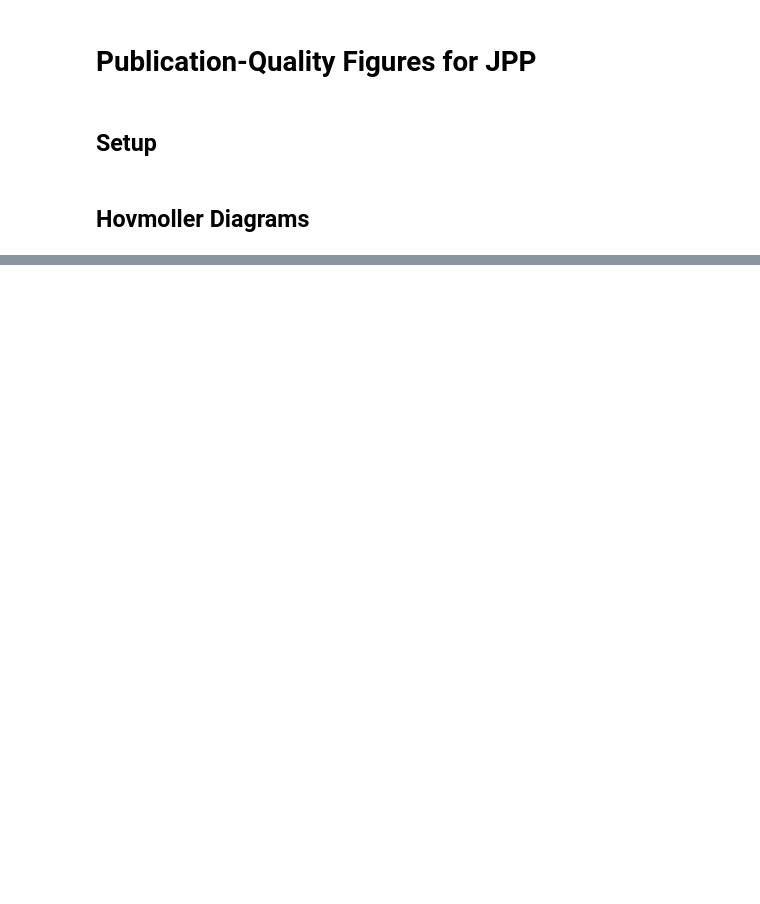
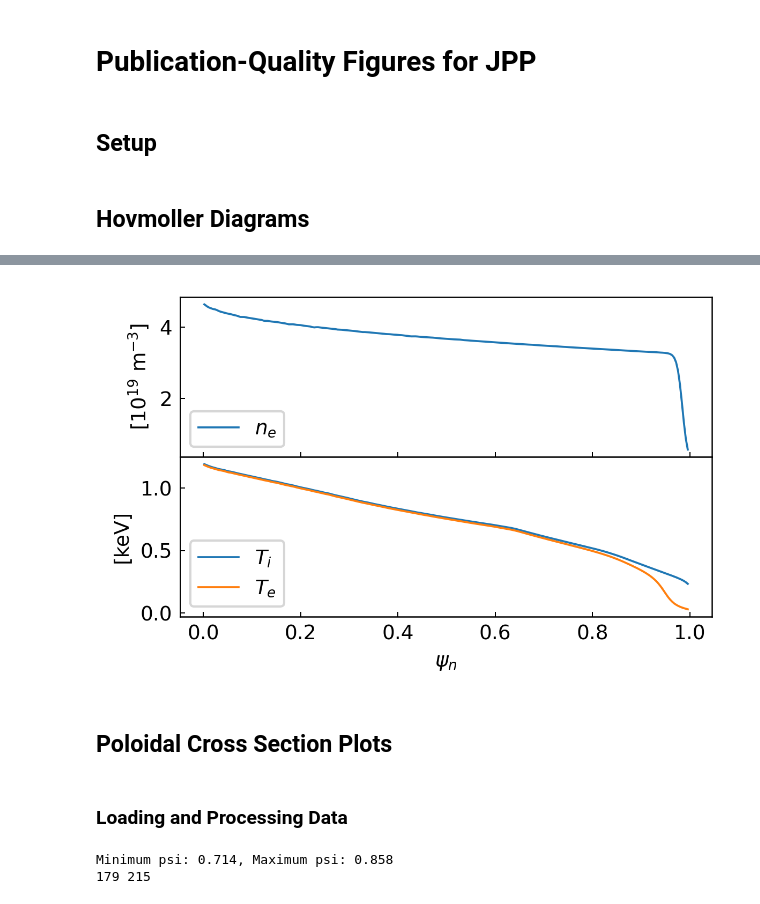
Before and after one commit to Maplenormandy/c1lgkt, a Jupyter notebook: bin/figures/jpp_figures.ipynb, the cells around one changed output, grey strips where cells are left out. Drawn from its saved outputs; the diff is of its cells as text; code cells hidden in the pictures; blank space fills up the shorter version.

```diff
--- a/bin/figures/jpp_figures.ipynb
+++ b/bin/figures/jpp_figures.ipynb
@@ -49,14 +54,16 @@ mpl.rc('font', **font)
 # %%
 # %% Load universally-used data
 
+drive_letter = 'D:'
+
 ## Data files
-eq = Equilibrium.from_eqdfile(R'F:\Documents\IFS\hmode_jet\D3D141451.eqd')
-xgcdata = Dataset(R'F:\Documents\Globus\XGC1.nc')
+eq = Equilibrium.from_eqdfile(drive_letter + R'\Documents\IFS\hmode_jet\D3D141451.eqd')
+xgcdata = Dataset(drive_letter + R'\Documents\Globus\XGC1.nc')
 
 geom_files = {
-    'ele_filename': R'F:\Documents\IFS\hmode_jet\Seo.eqd.ele',
-    'fdmat_filename': R'F:\Documents\IFS\hmode_jet\fdmat.pkl',
-    'min_e_filename': R'F:\Documents\IFS\hmode_jet\min_E_mat.pkl'
+    'ele_filename': drive_letter + R'\Documents\IFS\hmode_jet\Seo.eqd.ele',
+    'fdmat_filename': drive_letter + R'\Documents\IFS\hmode_jet\fdmat.pkl',
+    'min_e_filename': drive_letter + R'\Documents\IFS\hmode_jet\min_E_mat.pkl'
 }
 geom = XgcGeomHandler(eq, xgcdata, theta0_mode='max_drive', **geom_files)
 
@@ -254,3 +469,45 @@ plt.savefig('./outputs/jpp_figures/hovmoller_shearless.png', dpi=300)
+# %%
+# %% Profile plots
+
+fig = plt.figure(figsize=(4.0, 2.6), dpi=300)
+
+gs = fig.add_gridspec(2, 1, hspace=0.0)
+
+ind_max = np.searchsorted(psi_mks/eq.psix, 1.0)+1
+
+## Electron density
+row = 0
+ax = fig.add_subplot(gs[row])
+#ax.plot(psi_mks[:ind_max]/eq.psix, e_gc_den[0,:ind_max]*1e-19, label=R'$n_e$')
+ax.plot(geom.psi_surf/eq.psix, den_0*1e-19, label=R'$n_e$')
+ax.xaxis.set_tick_params(labelbottom=False)
+ax.legend(loc='lower left')
+
+ax.set_ylabel(R'[10$^{19}$ m$^{-3}$]')
+
+## Electron and ion temperature
+row += 1
+ax = fig.add_subplot(gs[row], sharex=ax)
+#ax.plot(psi_mks[:ind_max]/eq.psix, i_T_perp[0,:ind_max]*1e-3, label=R'$T_{i}$')
+#ax.plot(psi_mks[:ind_max]/eq.psix, e_T_perp[0,:ind_max]*1e-3, label=R'$T_{e}$')
+ax.plot(geom.psi_surf/eq.psix, i_T_ev_0*1e-3, label=R'$T_{i}$')
+ax.plot(geom.psi_surf/eq.psix, e_T_ev_0*1e-3, label=R'$T_{e}$')
+ax.legend(loc='lower left')
+
+ax.set_ylabel(R'[keV]')
+
+ax.set_xlabel(R'$\psi_n$')
+
+
+plt.tight_layout()
+plt.savefig('./outputs/jpp_figures/plot_equilibrium.pdf', dpi=300)
+plt.savefig('./outputs/jpp_figures/plot_equilibrium.png', dpi=300)
+# %% [output]
+[figure, added]
+# %% [markdown]
+## Poloidal Cross Section Plots
+# %% [markdown]
+### Loading and Processing Data
 # %%
 # %% Load fluctuation data and compute the upsampled FFT of the potential
 
@@ -264,0 +538,24 @@ dpot_fft = upsample_fft_dpot(dpot, geom)
+# %%
+# %% Check range of psi surfaces hit by the particles
+
+ppunc2 = section_data['ppunc2']
+npunc2 = section_data['npunc2']
+
+psi_min = np.inf
+psi_max = -np.inf
+
+for k in range(0,48):
+    r = np.concatenate((npunc2[k][1][0,:], ppunc2[k][1][0,:]))
+    z = np.concatenate((npunc2[k][1][2,:], ppunc2[k][1][2,:]))
+    psi = eq.interp_psi(r, z, grid=False)
+
+    psi_min = min(psi_min, np.min(psi))
+    psi_max = max(psi_max, np.max(psi))
+
+print(f'Minimum psi: {psi_min/eq.psix:.3f}, Maximum psi: {psi_max/eq.psix:.3f}')
+
+ksurf0, ksurf1 = np.searchsorted(geom.psi_surf, (psi_min, psi_max))
+print(ksurf0, ksurf1)
+# %% [output]
+Minimum psi: 0.714, Maximum psi: 0.858
+179 215
```
Also changed, not shown: parts of 27 cells of this notebook, 7 other files.
